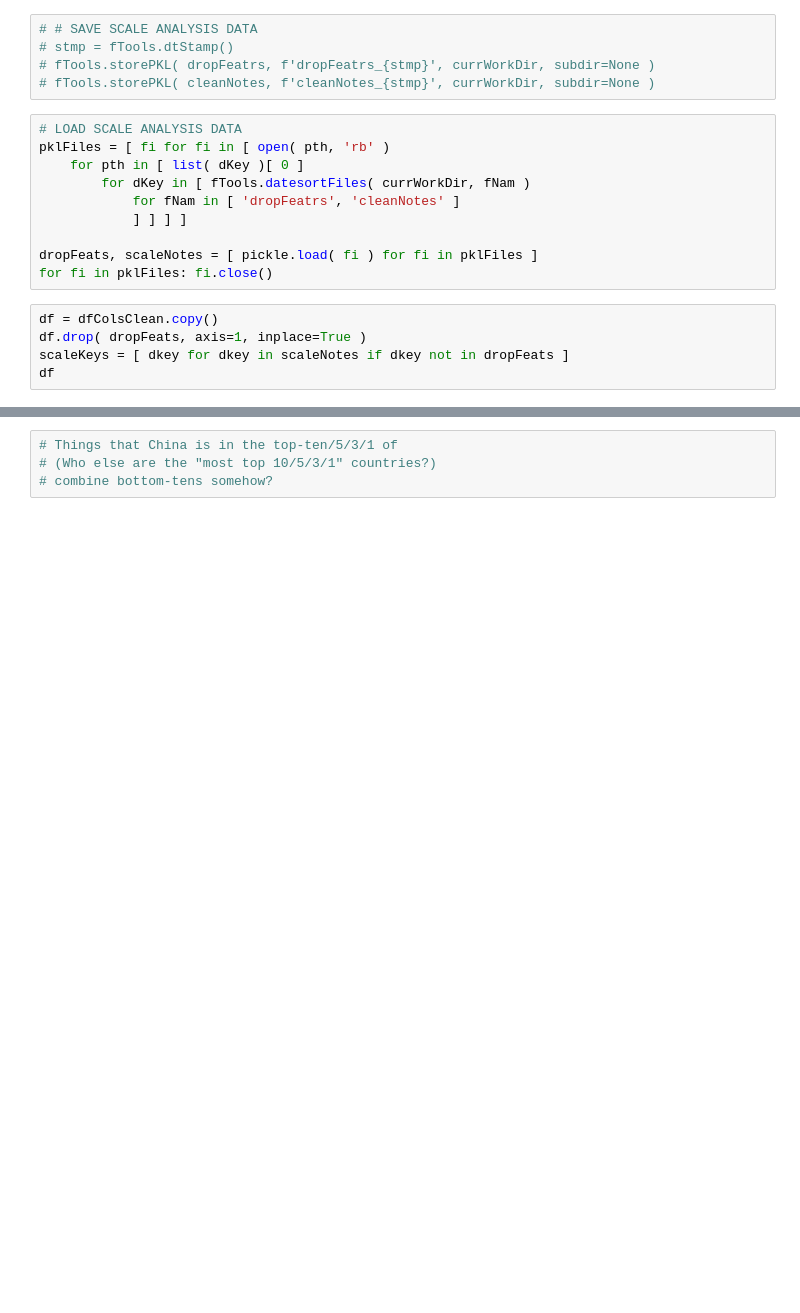
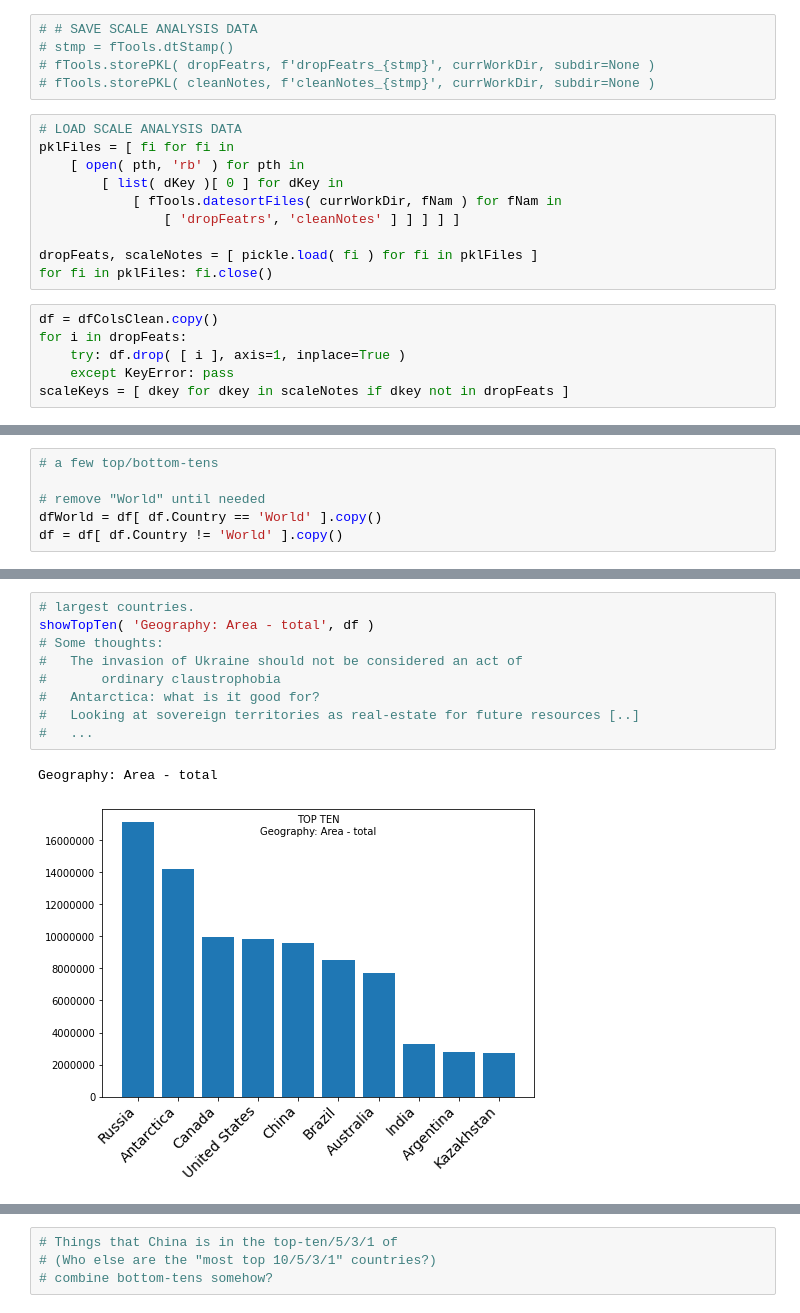
Before and after one commit to romstroller/ciaFactbook, a Jupyter notebook: ciaFBtest.ipynb, the cells around one changed output, grey strips where cells are left out. Drawn from its saved outputs; the diff is of its cells as text; blank space fills up the shorter version.

```diff
--- a/ciaFBtest.ipynb
+++ b/ciaFBtest.ipynb
@@ -353,16 +350,17 @@ def runScaleAnalysis( dfr, remDict ):
 # fTools.storePKL( cleanNotes, f'cleanNotes_{stmp}', currWorkDir, subdir=None )
 # %%
 # LOAD SCALE ANALYSIS DATA
-pklFiles = [ fi for fi in [ open( pth, 'rb' )
-    for pth in [ list( dKey )[ 0 ]
-        for dKey in [ fTools.datesortFiles( currWorkDir, fNam )
-            for fNam in [ 'dropFeatrs', 'cleanNotes' ]
-            ] ] ] ]
+pklFiles = [ fi for fi in
+    [ open( pth, 'rb' ) for pth in
+        [ list( dKey )[ 0 ] for dKey in
+            [ fTools.datesortFiles( currWorkDir, fNam ) for fNam in
+                [ 'dropFeatrs', 'cleanNotes' ] ] ] ] ]
 
 dropFeats, scaleNotes = [ pickle.load( fi ) for fi in pklFiles ]
 for fi in pklFiles: fi.close()
 # %%
 df = dfColsClean.copy()
-df.drop( dropFeats, axis=1, inplace=True )
+for i in dropFeats:
+    try: df.drop( [ i ], axis=1, inplace=True )
+    except KeyError: pass
 scaleKeys = [ dkey for dkey in scaleNotes if dkey not in dropFeats ]
-df
@@ -439,2 +420,8 @@ df
+# %%
+# a few top/bottom-tens
+
+# remove "World" until needed
+dfWorld = df[ df.Country == 'World' ].copy()
+df = df[ df.Country != 'World' ].copy()
 # %%
 # need to go back and get units
@@ -598,0 +444,12 @@ People and Society: Median age - total
+# %%
+# largest countries.
+showTopTen( 'Geography: Area - total', df )
+# Some thoughts:
+#   The invasion of Ukraine should not be considered an act of
+#       ordinary claustrophobia
+#   Antarctica: what is it good for?
+#   Looking at sovereign territories as real-estate for future resources [..]
+#   ...
+# %% [output]
+Geography: Area - total
+[figure, added]
```
Also changed, not shown: parts of 34 cells of this notebook.
